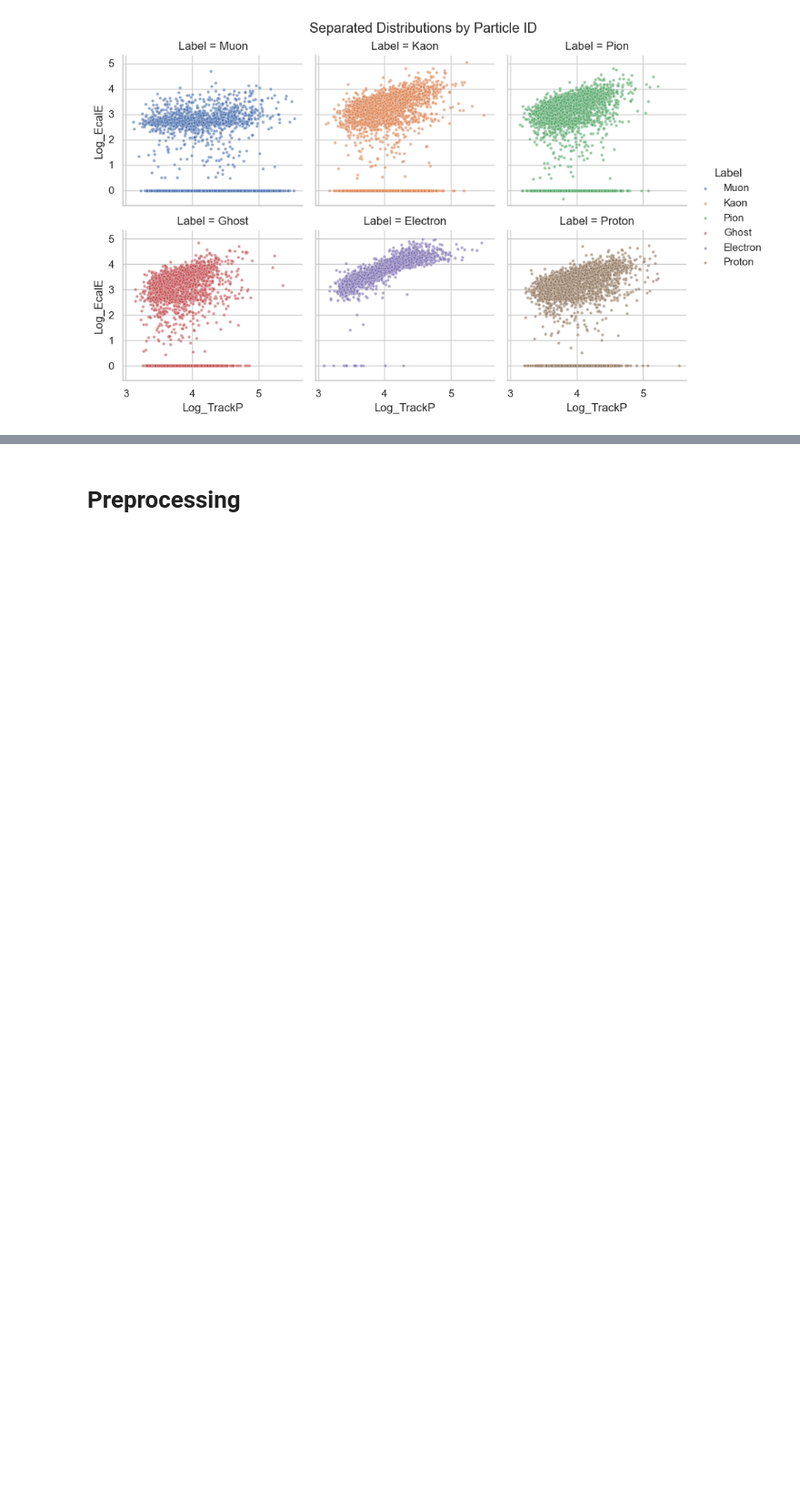
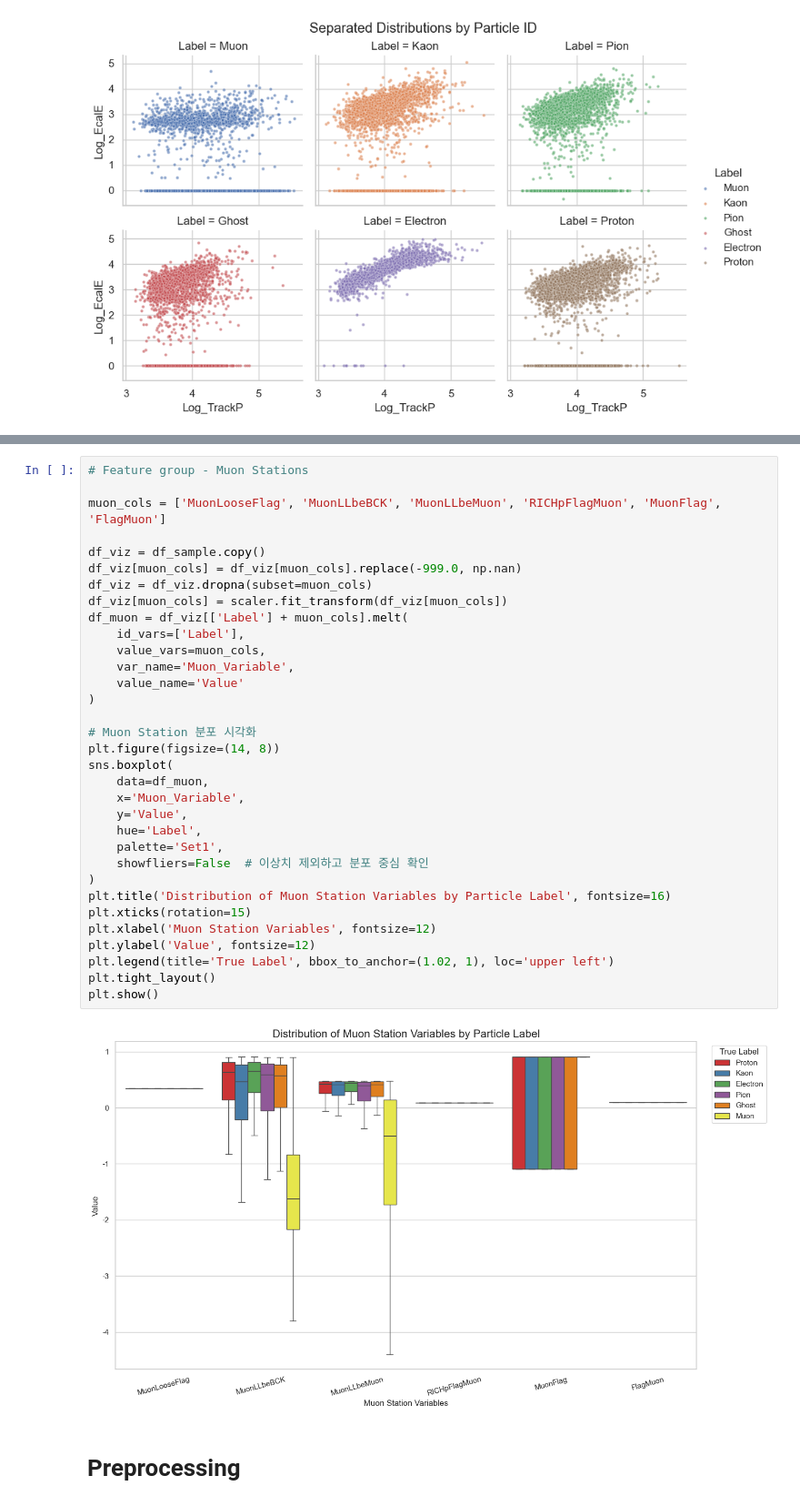
Before and after one commit to Jongseok103/UOS-Assignments, a Jupyter notebook: BigDataPhysic/CL_LHC.ipynb, the cells around one changed output, grey strips where cells are left out. Shown at 91% size. Drawn from its saved outputs; the diff is of its cells as text; blank space fills up the shorter version.

```diff
--- a/BigDataPhysic/CL_LHC.ipynb
+++ b/BigDataPhysic/CL_LHC.ipynb
@@ -441,3 +537,38 @@ plt.show()
+# %%
+# Feature group - Muon Stations
+
+muon_cols = ['MuonLooseFlag', 'MuonLLbeBCK', 'MuonLLbeMuon', 'RICHpFlagMuon', 'MuonFlag', 'FlagMuon']
+
+df_viz = df_sample.copy()
+df_viz[muon_cols] = df_viz[muon_cols].replace(-999.0, np.nan)
+df_viz = df_viz.dropna(subset=muon_cols)
+df_viz[muon_cols] = scaler.fit_transform(df_viz[muon_cols])
+df_muon = df_viz[['Label'] + muon_cols].melt(
+    id_vars=['Label'],
+    value_vars=muon_cols,
+    var_name='Muon_Variable',
+    value_name='Value'
+)
+
+# Muon Station 분포 시각화
+plt.figure(figsize=(14, 8))
+sns.boxplot(
+    data=df_muon,
+    x='Muon_Variable',
+    y='Value',
+    hue='Label',
+    palette='Set1',
+    showfliers=False  # 이상치 제외하고 분포 중심 확인
+)
+plt.title('Distribution of Muon Station Variables by Particle Label', fontsize=16)
+plt.xticks(rotation=15)
+plt.xlabel('Muon Station Variables', fontsize=12)
+plt.ylabel('Value', fontsize=12)
+plt.legend(title='True Label', bbox_to_anchor=(1.02, 1), loc='upper left')
+plt.tight_layout()
+plt.show()
+# %% [output]
+[figure, added]
 # %% [markdown]
 # Preprocessing
 # %%
```
Also changed, not shown: parts of 9 cells of this notebook.
